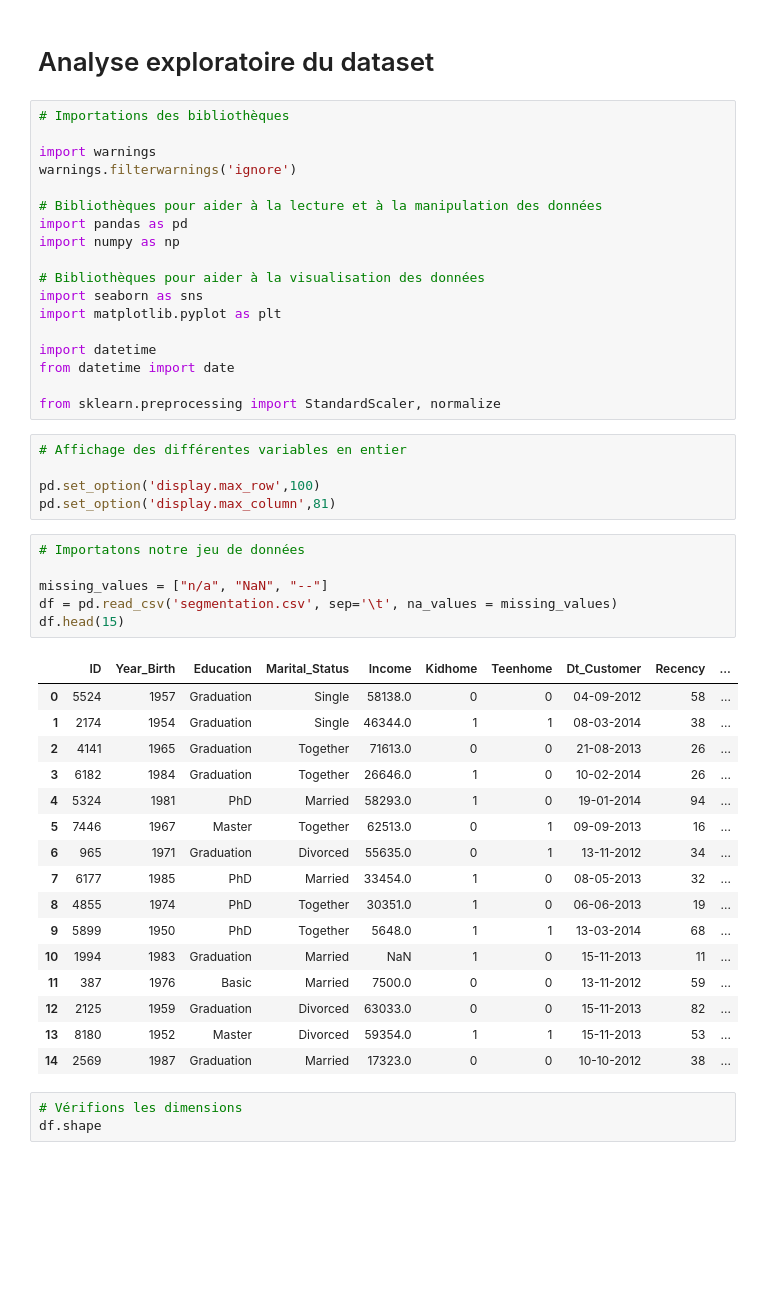
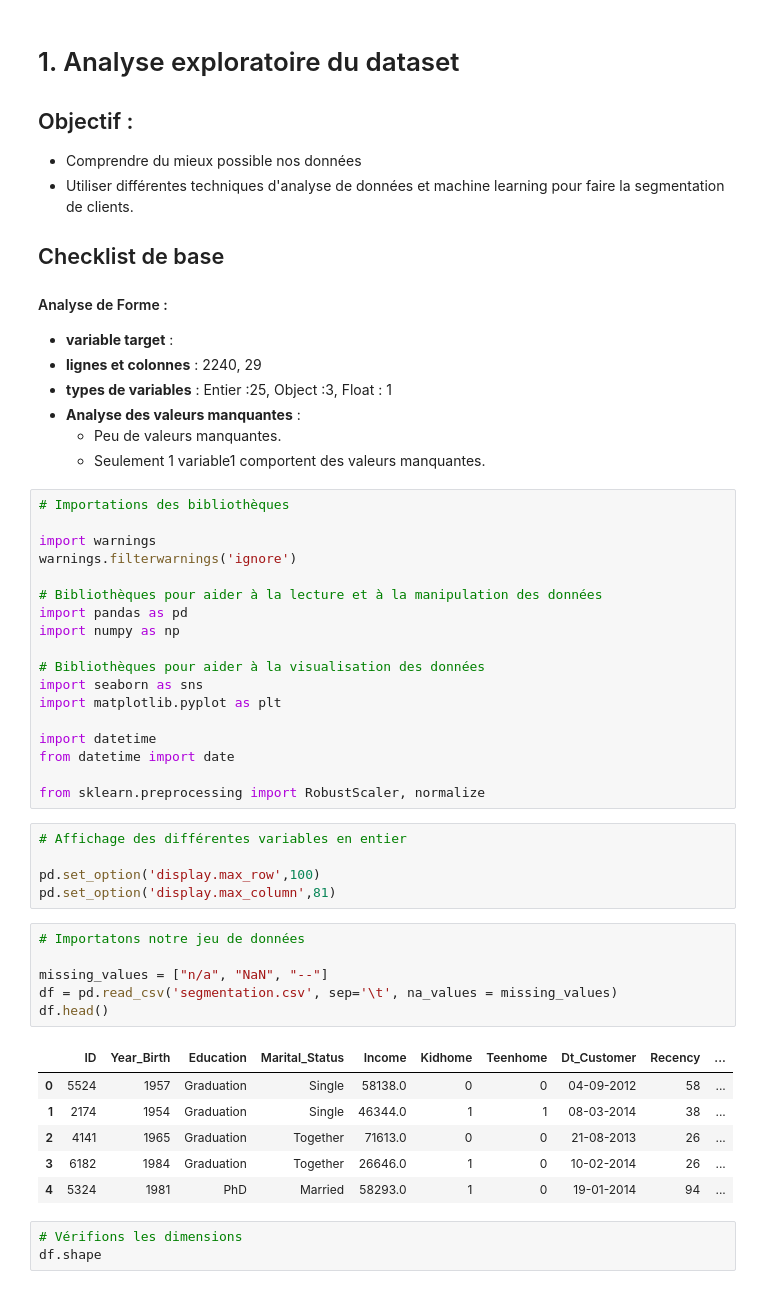
Before and after one commit to Mexiale/Marketing_Client, a Jupyter notebook: Customers.ipynb, the cells around one changed output. Cells and saved outputs as stored; diff of their text form; blank space fills up the shorter version.

```diff
--- a/Customers.ipynb
+++ b/Customers.ipynb
@@ -1,5 +1,18 @@
-# %% [markdown]
-# Analyse exploratoire du dataset
+# %% [markdown]
+# 1. Analyse exploratoire du dataset
+
+## Objectif :
+- Comprendre du mieux possible nos données
+- Utiliser différentes techniques d'analyse de données et machine learning pour faire la segmentation de clients.
+
+## Checklist de base
+#### Analyse de Forme :
+- **variable target** :
+- **lignes et colonnes** : 2240, 29
+- **types de variables** : Entier :25, Object :3, Float : 1
+- **Analyse des valeurs manquantes** :
+    - Peu de valeurs manquantes.
+    - Seulement 1 variable1 comportent des valeurs manquantes.
 # %%
 # Importations des bibliothèques
 
@@ -17,7 +30,7 @@ import matplotlib.pyplot as plt
 import datetime
 from datetime import date
 
-from sklearn.preprocessing import StandardScaler, normalize
+from sklearn.preprocessing import RobustScaler, normalize
 # %%
 # Affichage des différentes variables en entier
 
@@ -26,26 +39,16 @@ pd.set_option('display.max_column',81)
 # %%
 # Importatons notre jeu de données
 
 missing_values = ["n/a", "NaN", "--"]
 df = pd.read_csv('segmentation.csv', sep='\t', na_values = missing_values)
-df.head(15)
+df.head()
 # %% [output]
 |  | ID | Year_Birth | Education | Marital_Status | Income | Kidhome | Teenhome | Dt_Customer | Recency | ... |
 | 0 | 5524 | 1957 | Graduation | Single | 58138.0 | 0 | 0 | 04-09-2012 | 58 | ... |
 | 1 | 2174 | 1954 | Graduation | Single | 46344.0 | 1 | 1 | 08-03-2014 | 38 | ... |
 | 2 | 4141 | 1965 | Graduation | Together | 71613.0 | 0 | 0 | 21-08-2013 | 26 | ... |
 | 3 | 6182 | 1984 | Graduation | Together | 26646.0 | 1 | 0 | 10-02-2014 | 26 | ... |
 | 4 | 5324 | 1981 | PhD | Married | 58293.0 | 1 | 0 | 19-01-2014 | 94 | ... |
-| 5 | 7446 | 1967 | Master | Together | 62513.0 | 0 | 1 | 09-09-2013 | 16 | ... |
-| 6 | 965 | 1971 | Graduation | Divorced | 55635.0 | 0 | 1 | 13-11-2012 | 34 | ... |
-| 7 | 6177 | 1985 | PhD | Married | 33454.0 | 1 | 0 | 08-05-2013 | 32 | ... |
-| 8 | 4855 | 1974 | PhD | Together | 30351.0 | 1 | 0 | 06-06-2013 | 19 | ... |
-| 9 | 5899 | 1950 | PhD | Together | 5648.0 | 1 | 1 | 13-03-2014 | 68 | ... |
-| 10 | 1994 | 1983 | Graduation | Married | NaN | 1 | 0 | 15-11-2013 | 11 | ... |
-| 11 | 387 | 1976 | Basic | Married | 7500.0 | 0 | 0 | 13-11-2012 | 59 | ... |
-| 12 | 2125 | 1959 | Graduation | Divorced | 63033.0 | 0 | 0 | 15-11-2013 | 82 | ... |
-| 13 | 8180 | 1952 | Master | Divorced | 59354.0 | 1 | 1 | 15-11-2013 | 53 | ... |
-| 14 | 2569 | 1987 | Graduation | Married | 17323.0 | 0 | 0 | 10-10-2012 | 38 | ... |
 # %%
 # Vérifions les dimensions
 df.shape
```
Also changed, not shown: parts of 105 cells of this notebook.
